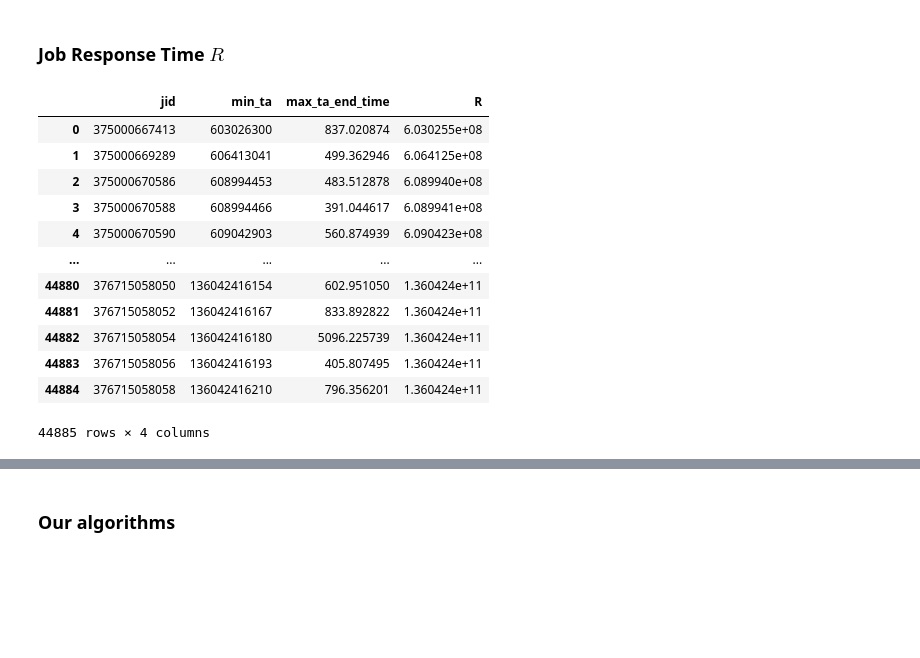
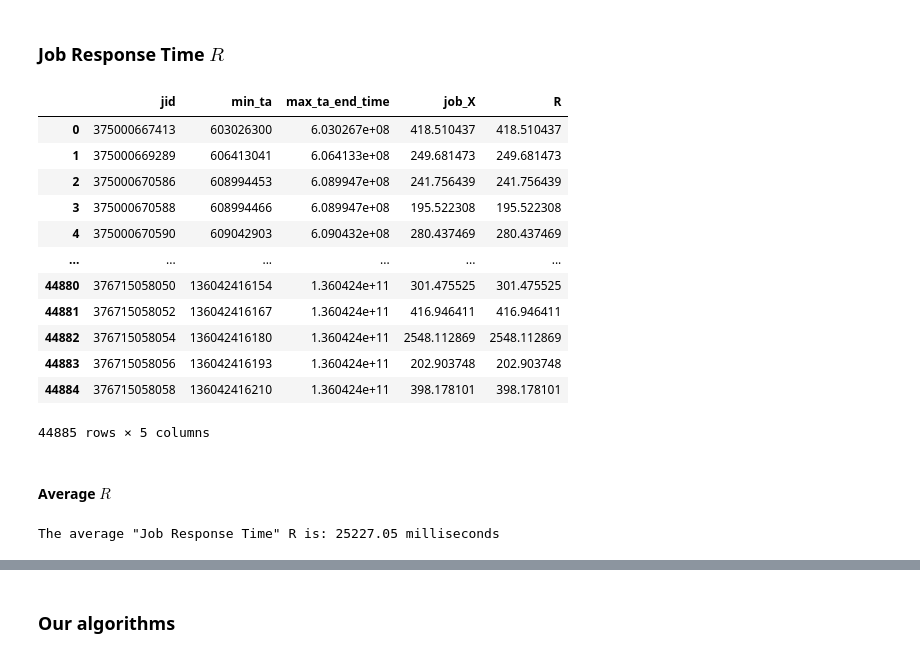
Before and after one commit to Matteo-Candi/Data_Center, a Jupyter notebook: Hw_2/main.ipynb, the cells around one changed output, grey strips where cells are left out. Saved outputs shown, nothing was run; the diff lists cells and outputs as text; code cells hidden in the pictures; blank space fills up the shorter version.

```diff
--- a/Hw_2/main.ipynb
+++ b/Hw_2/main.ipynb
@@ -28,7 +28,7 @@ data = data.rename(columns={'Job_ID': 'JID',
                             'Arrival_Time': 't_a',
                             'CPU': 'C',
                             'Memory': 'M'})
-data.C = data.C * 1000
+data.C = data.C * 100000000
 data = data.sort_values('t_a', ignore_index=True)
 
 data.head()
@@ -299,5 +309,6 @@ for key, obj in tasks.items():
     rows.append(row)
 
 df_tasks = pd.DataFrame(rows)
-display(df)
+df_tasks['final_time'] = df_tasks['ta'] + df_tasks['end_time']
+display(df_tasks)
 # %% [output]
@@ -342,22 +353,29 @@ display(df_servers)
 ### Job Response Time $R$
 # %%
 
-JRT_df = df_tasks.groupby('jid').agg({'ta': 'min', 'end_time': lambda x: x.max() + x.min()})
-JRT_df = JRT_df.rename(columns={'ta': 'min_ta', 'end_time': 'max_ta_end_time'})
-JRT_df['R'] = JRT_df['min_ta'] - JRT_df['max_ta_end_time']
-JRT_df = JRT_df.reset_index()
-display(JRT_df)
+stats_df = df_tasks.groupby('jid').agg({'ta': 'min', 'final_time': 'max', 'X': 'sum'})
+stats_df = stats_df.rename(columns={'ta': 'min_ta', 'final_time': 'max_ta_end_time', 'X': 'job_X'})
+stats_df['R'] = stats_df['max_ta_end_time'] - stats_df['min_ta']
+stats_df = stats_df.reset_index()
+display(stats_df)
 # %% [output]
-|  | jid | min_ta | max_ta_end_time | R |
-| 0 | 375000667413 | 603026300 | 837.020874 | 6.030255e+08 |
-| 1 | 375000669289 | 606413041 | 499.362946 | 6.064125e+08 |
-| 2 | 375000670586 | 608994453 | 483.512878 | 6.089940e+08 |
-| 3 | 375000670588 | 608994466 | 391.044617 | 6.089941e+08 |
-| 4 | 375000670590 | 609042903 | 560.874939 | 6.090423e+08 |
-| ... | ... | ... | ... | ... |
-| 44880 | 376715058050 | 136042416154 | 602.951050 | 1.360424e+11 |
-| 44881 | 376715058052 | 136042416167 | 833.892822 | 1.360424e+11 |
-| 44882 | 376715058054 | 136042416180 | 5096.225739 | 1.360424e+11 |
-| 44883 | 376715058056 | 136042416193 | 405.807495 | 1.360424e+11 |
-| 44884 | 376715058058 | 136042416210 | 796.356201 | 1.360424e+11 |
+|  | jid | min_ta | max_ta_end_time | job_X | R |
+| 0 | 375000667413 | 603026300 | 6.030267e+08 | 418.510437 | 418.510437 |
+| 1 | 375000669289 | 606413041 | 6.064133e+08 | 249.681473 | 249.681473 |
+| 2 | 375000670586 | 608994453 | 6.089947e+08 | 241.756439 | 241.756439 |
+| 3 | 375000670588 | 608994466 | 6.089947e+08 | 195.522308 | 195.522308 |
+| 4 | 375000670590 | 609042903 | 6.090432e+08 | 280.437469 | 280.437469 |
+| ... | ... | ... | ... | ... | ... |
+| 44880 | 376715058050 | 136042416154 | 1.360424e+11 | 301.475525 | 301.475525 |
+| 44881 | 376715058052 | 136042416167 | 1.360424e+11 | 416.946411 | 416.946411 |
+| 44882 | 376715058054 | 136042416180 | 1.360424e+11 | 2548.112869 | 2548.112869 |
+| 44883 | 376715058056 | 136042416193 | 1.360424e+11 | 202.903748 | 202.903748 |
+| 44884 | 376715058058 | 136042416210 | 1.360424e+11 | 398.178101 | 398.178101 |
-44885 rows × 4 columns
+44885 rows × 5 columns
+# %% [markdown]
+#### Average $R$
+# %%
+R_avg = stats_df.R.mean()
+print(f'The average "Job Response Time" R is: {round(R_avg, 2)} milliseconds')
+# %% [output]
+The average "Job Response Time" R is: 25227.05 milliseconds
```
Also changed, not shown: parts of 11 cells of this notebook.
